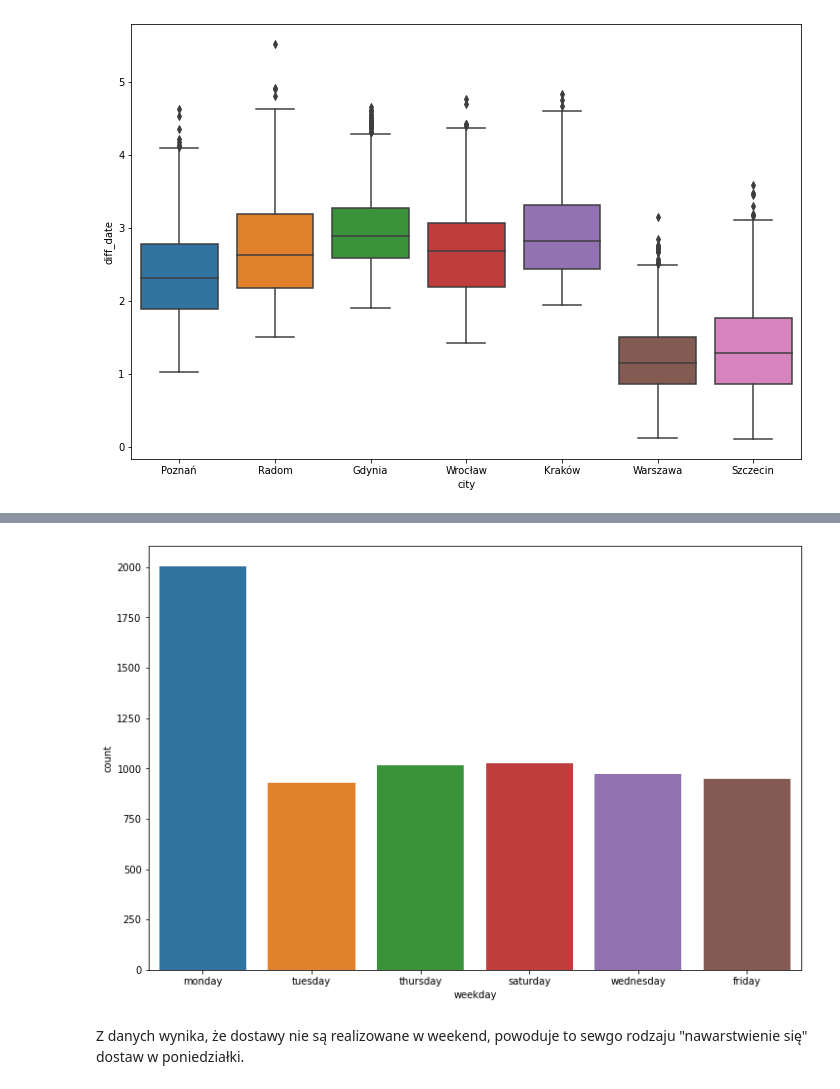
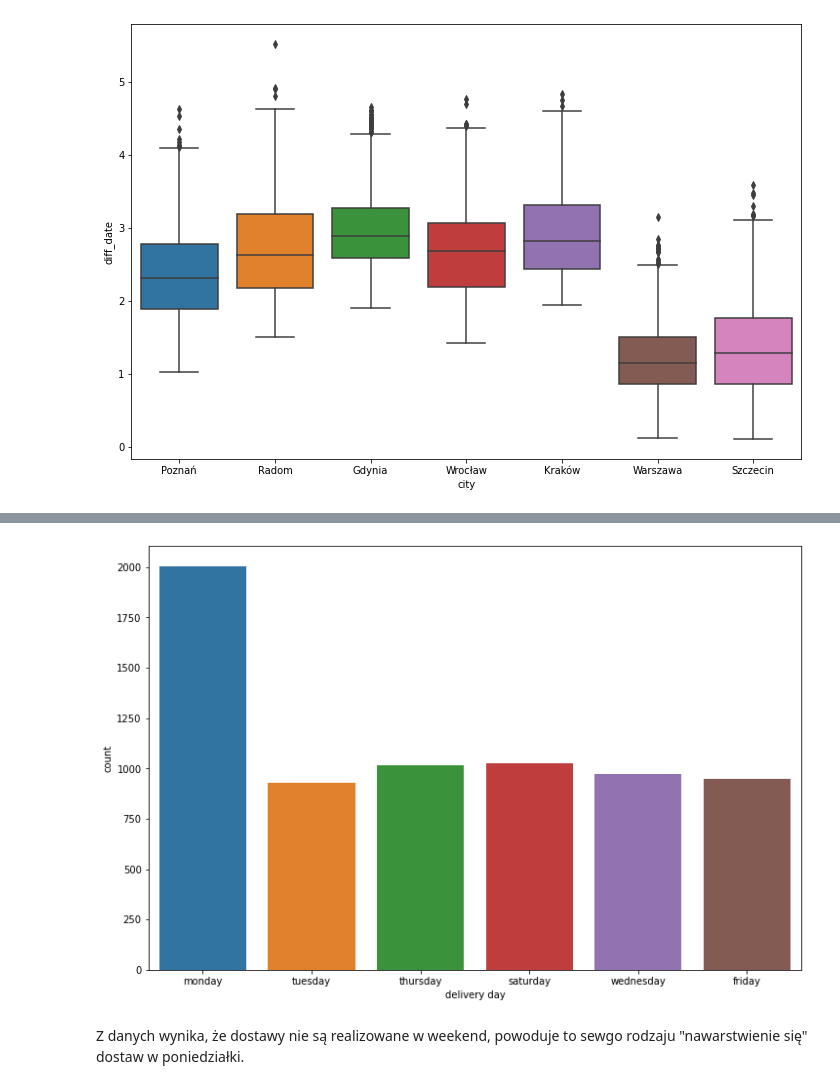
Before and after one commit to pszachew/Delivery-Prediction, a Jupyter notebook: EDA.ipynb, the cells around one changed output, grey strips where cells are left out. Drawn from its saved outputs; the diff is of its cells as text; code cells hidden in the pictures.

```diff
--- a/EDA.ipynb
+++ b/EDA.ipynb
@@ -188,9 +202,10 @@ plt.show()
 # %%
 plt.figure(figsize=(12,8))
 sns.countplot(data=all_info, x='weekday')
+plt.xlabel("delivery day")
 plt.show()
 # %% [output]
-[figure, old version]
+[figure, new version]
 # %% [markdown]
 Z danych wynika, że dostawy nie są realizowane w weekend, powoduje to sewgo rodzaju "nawarstwienie się" dostaw w poniedziałki.
 # %%
```
Also changed, not shown: parts of 11 cells of this notebook.
